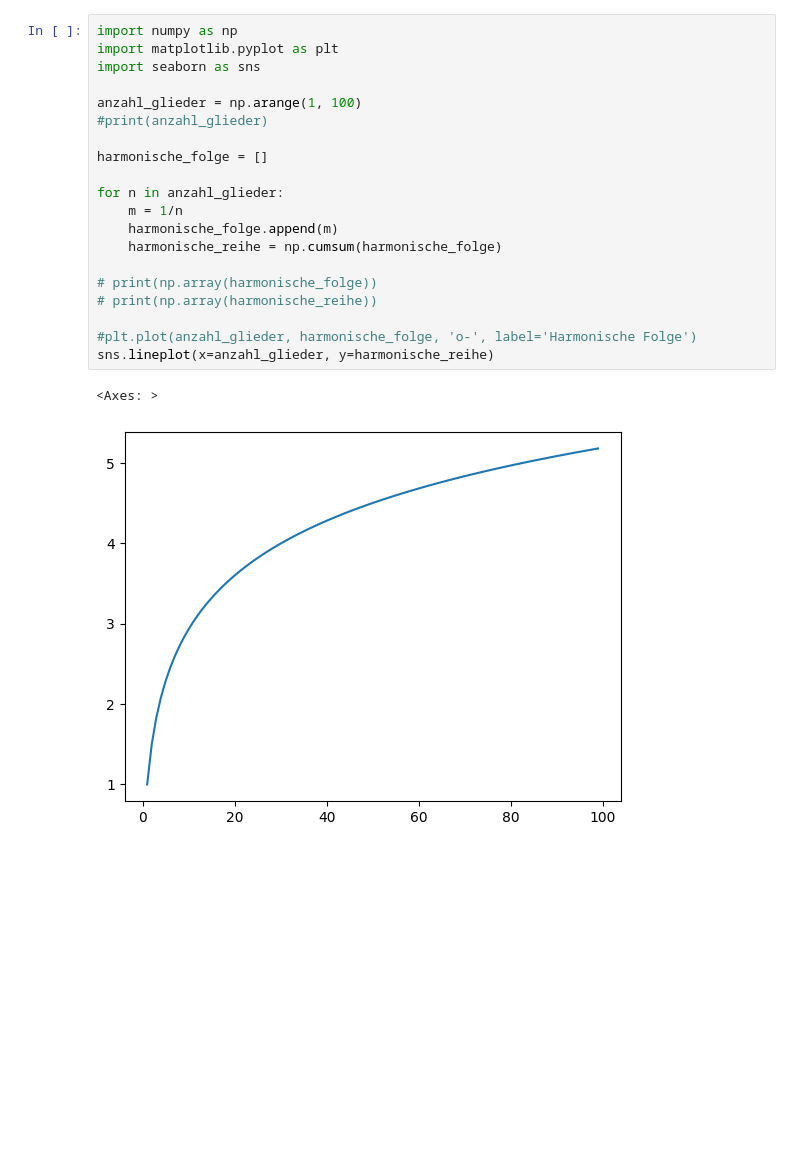
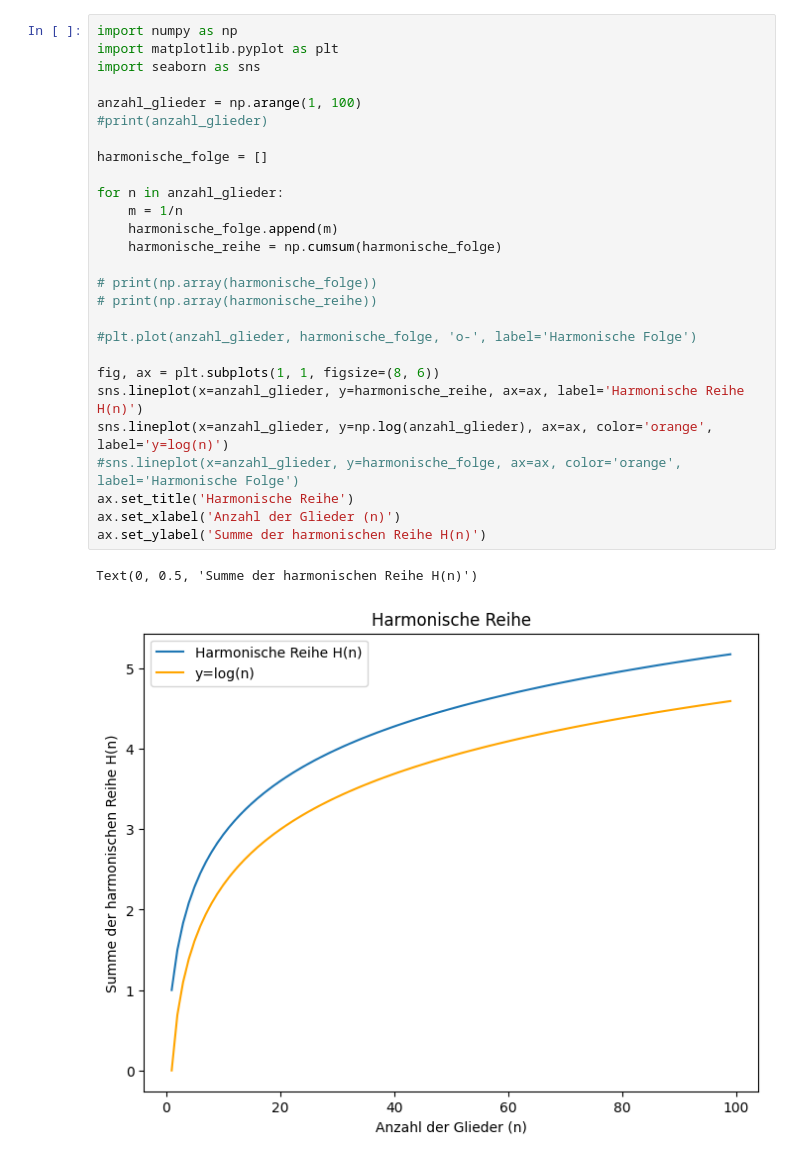
Before and after one commit to pauljado/math_practice, a Jupyter notebook: convergenc_plot.ipynb, the cells around one changed output. Cells and saved outputs as stored; diff of their text form; blank space fills up the shorter version.

Commit message:
Styling graph und hinzufügen log harmonische reihe

```diff
--- a/convergenc_plot.ipynb
+++ b/convergenc_plot.ipynb
@@ -1,23 +1,30 @@
 # %%
 import numpy as np
 import matplotlib.pyplot as plt
 import seaborn as sns
 
 anzahl_glieder = np.arange(1, 100)
 #print(anzahl_glieder)
 
 harmonische_folge = []
 
 for n in anzahl_glieder:
     m = 1/n
     harmonische_folge.append(m)
     harmonische_reihe = np.cumsum(harmonische_folge)
 
 # print(np.array(harmonische_folge))
 # print(np.array(harmonische_reihe))
 
 #plt.plot(anzahl_glieder, harmonische_folge, 'o-', label='Harmonische Folge')
-sns.lineplot(x=anzahl_glieder, y=harmonische_reihe)
+
+fig, ax = plt.subplots(1, 1, figsize=(8, 6))
+sns.lineplot(x=anzahl_glieder, y=harmonische_reihe, ax=ax, label='Harmonische Reihe H(n)')
+sns.lineplot(x=anzahl_glieder, y=np.log(anzahl_glieder), ax=ax, color='orange', label='y=log(n)')
+#sns.lineplot(x=anzahl_glieder, y=harmonische_folge, ax=ax, color='orange', label='Harmonische Folge')
+ax.set_title('Harmonische Reihe')
+ax.set_xlabel('Anzahl der Glieder (n)')
+ax.set_ylabel('Summe der harmonischen Reihe H(n)')
 # %% [output]
-<Axes: >
+Text(0, 0.5, 'Summe der harmonischen Reihe H(n)')
-[figure, old version]
+[figure, new version]
```
